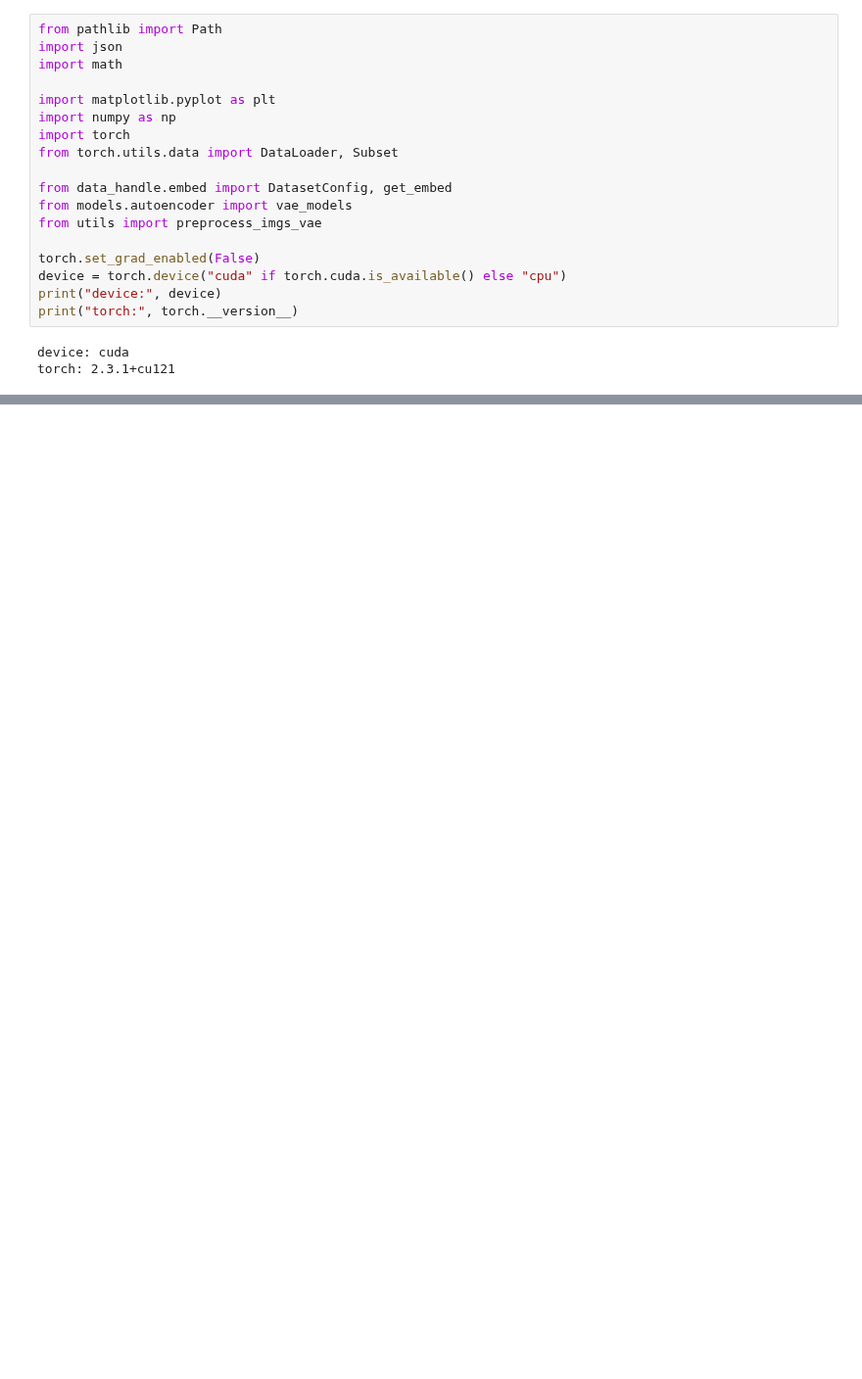
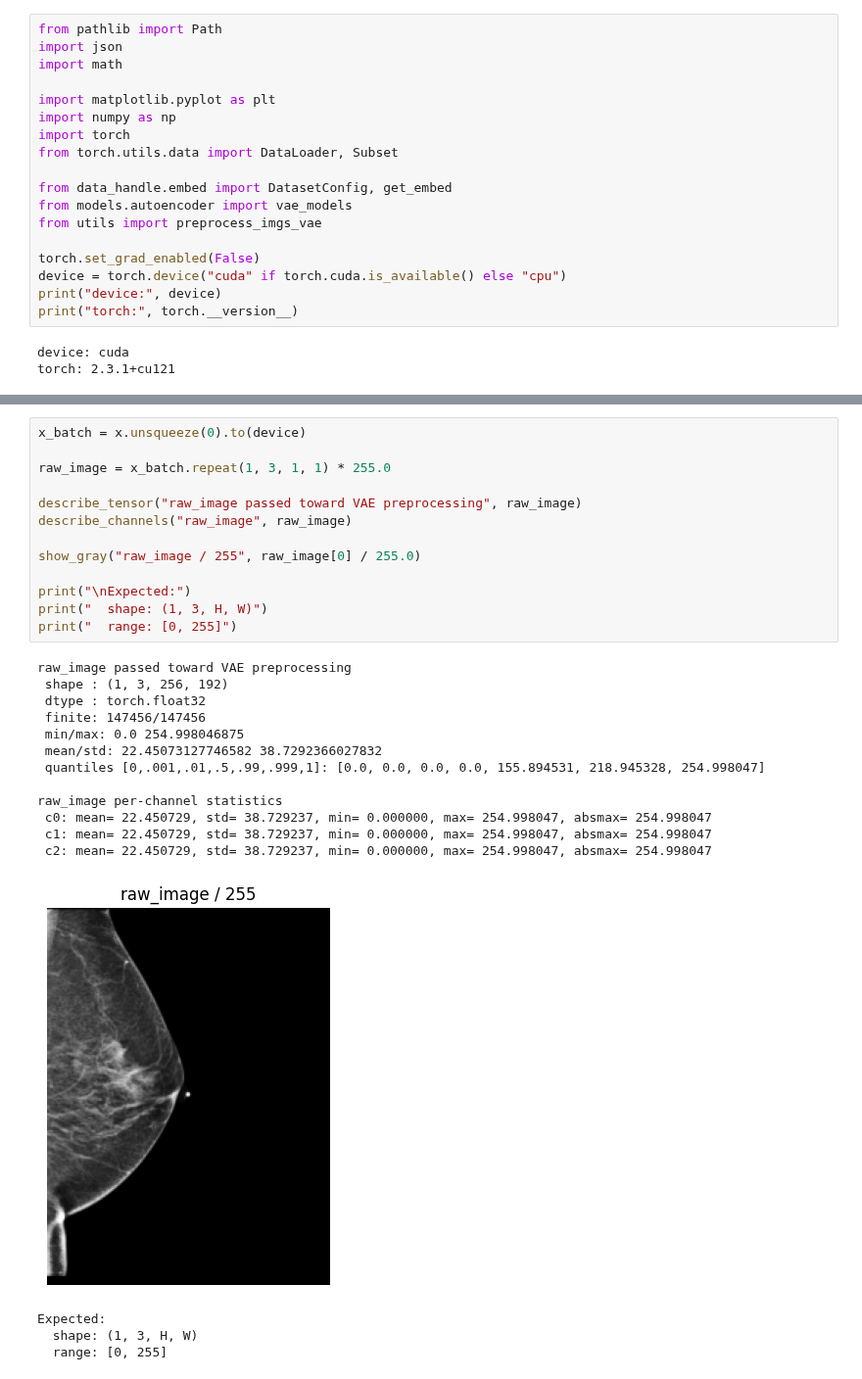
Before and after one commit to xiat0616/REPA-E, a Jupyter notebook: debug.ipynb, the cells around one changed output, grey strips where cells are left out. Shown at 98% size. Cells and saved outputs as stored; diff of their text form; blank space fills up the shorter version.

```diff
--- a/debug.ipynb
+++ b/debug.ipynb
@@ -43,0 +157,30 @@ print("VAE_CKPT  :", VAE_CKPT)
+# %%
+x_batch = x.unsqueeze(0).to(device)
+
+raw_image = x_batch.repeat(1, 3, 1, 1) * 255.0
+
+describe_tensor("raw_image passed toward VAE preprocessing", raw_image)
+describe_channels("raw_image", raw_image)
+
+show_gray("raw_image / 255", raw_image[0] / 255.0)
+
+print("\nExpected:")
+print("  shape: (1, 3, H, W)")
+print("  range: [0, 255]")
+# %% [output]
+raw_image passed toward VAE preprocessing
+ shape : (1, 3, 256, 192)
+ dtype : torch.float32
+ finite: 147456/147456
+ min/max: 0.0 254.998046875
+ mean/std: 22.45073127746582 38.7292366027832
+ quantiles [0,.001,.01,.5,.99,.999,1]: [0.0, 0.0, 0.0, 0.0, 155.894531, 218.945328, 254.998047]
+
+raw_image per-channel statistics
+ c0: mean= 22.450729, std= 38.729237, min= 0.000000, max= 254.998047, absmax= 254.998047
+ c1: mean= 22.450729, std= 38.729237, min= 0.000000, max= 254.998047, absmax= 254.998047
+ c2: mean= 22.450729, std= 38.729237, min= 0.000000, max= 254.998047, absmax= 254.998047
+[figure, added]
+Expected:
+  shape: (1, 3, H, W)
+  range: [0, 255]
```
Also changed, not shown: parts of 15 cells of this notebook, 5 other files.
